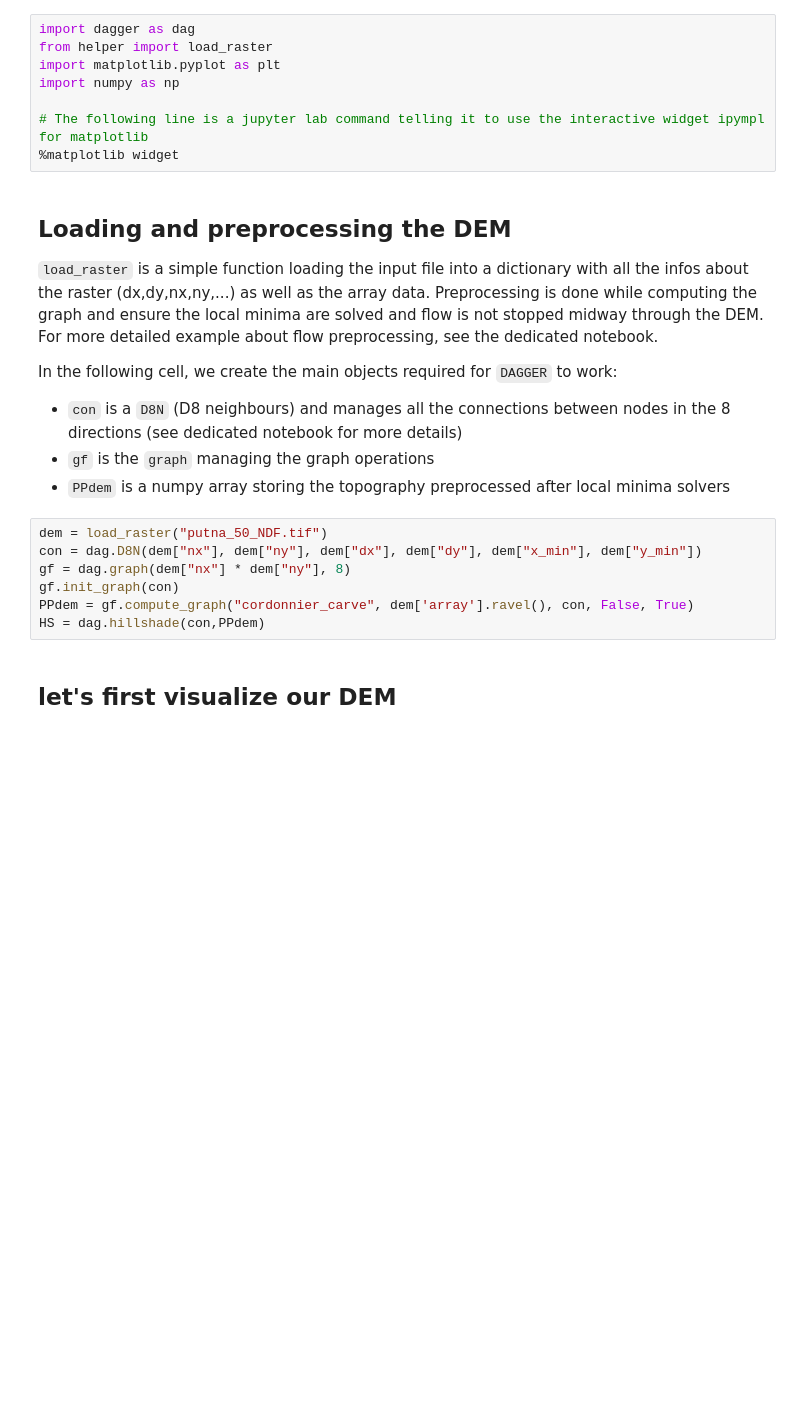
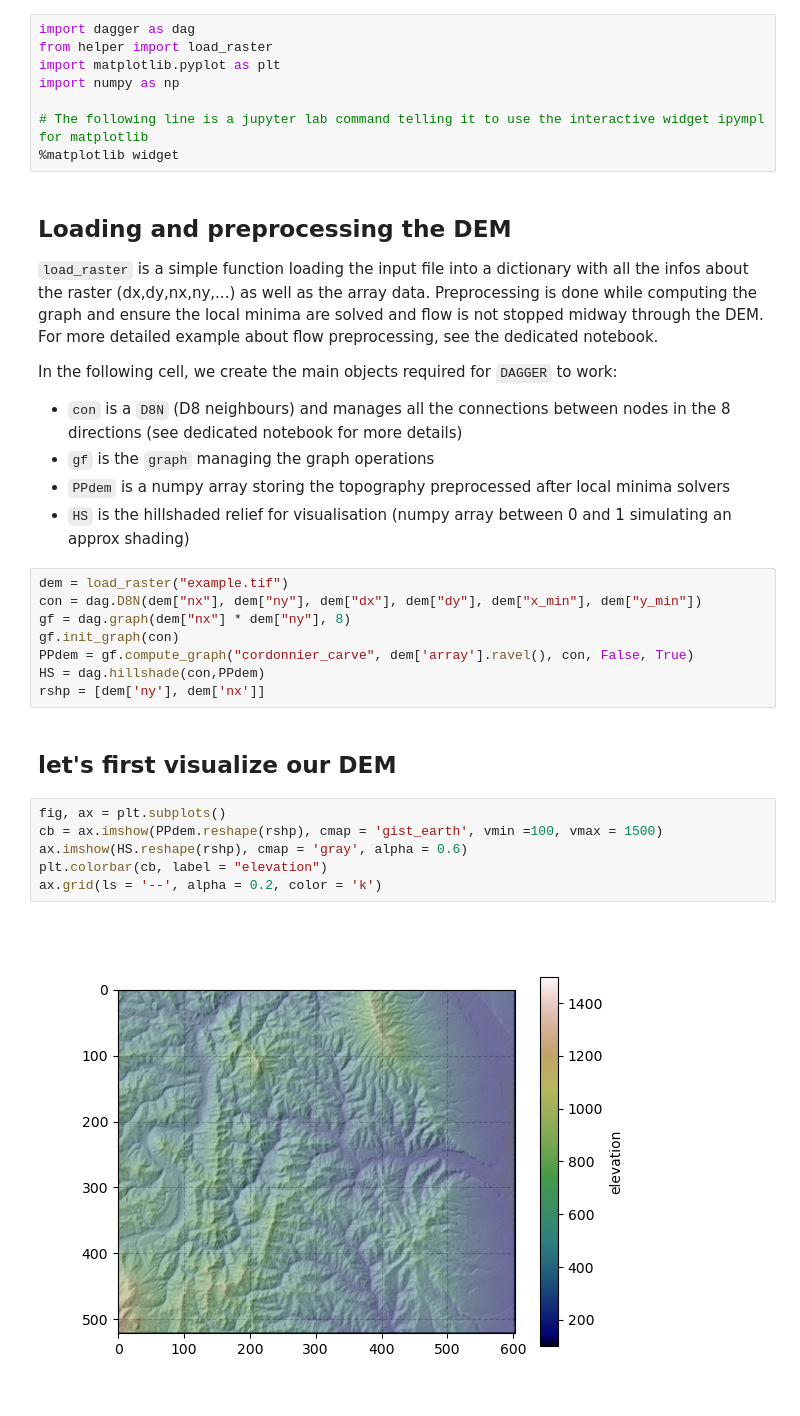
Before and after one commit to bgailleton/DAGGER, a Jupyter notebook: wrappers/python/demo/drainage_area.ipynb, the cells around one changed output. Saved outputs shown, nothing was run; the diff lists cells and outputs as text; blank space fills up the shorter version.

```diff
--- a/wrappers/python/demo/drainage_area.ipynb
+++ b/wrappers/python/demo/drainage_area.ipynb
@@ -30,12 +30,22 @@ In the following cell, we create the main objects required for `DAGGER` to work:
 - `con` is a `D8N` (D8 neighbours) and manages all the connections between nodes in the 8 directions (see dedicated notebook for more details)
 - `gf` is the `graph` managing the graph operations
 - `PPdem` is a numpy array storing the topography preprocessed after local minima solvers
+- `HS` is the hillshaded relief for visualisation (numpy array between 0 and 1 simulating an approx shading)
 # %%
-dem = load_raster("putna_50_NDF.tif")
+dem = load_raster("example.tif")
 con = dag.D8N(dem["nx"], dem["ny"], dem["dx"], dem["dy"], dem["x_min"], dem["y_min"])
 gf = dag.graph(dem["nx"] * dem["ny"], 8)
 gf.init_graph(con)
 PPdem = gf.compute_graph("cordonnier_carve", dem['array'].ravel(), con, False, True)
 HS = dag.hillshade(con,PPdem)
+rshp = [dem['ny'], dem['nx']]
 # %% [markdown]
 ## let's first visualize our DEM
+# %%
+fig, ax = plt.subplots()
+cb = ax.imshow(PPdem.reshape(rshp), cmap = 'gist_earth', vmin =100, vmax = 1500)
+ax.imshow(HS.reshape(rshp), cmap = 'gray', alpha = 0.6)
+plt.colorbar(cb, label = "elevation")
+ax.grid(ls = '--', alpha = 0.2, color = 'k')
+# %% [output]
+[figure, added]
```
Also changed, not shown: parts of 16 cells of this notebook.
